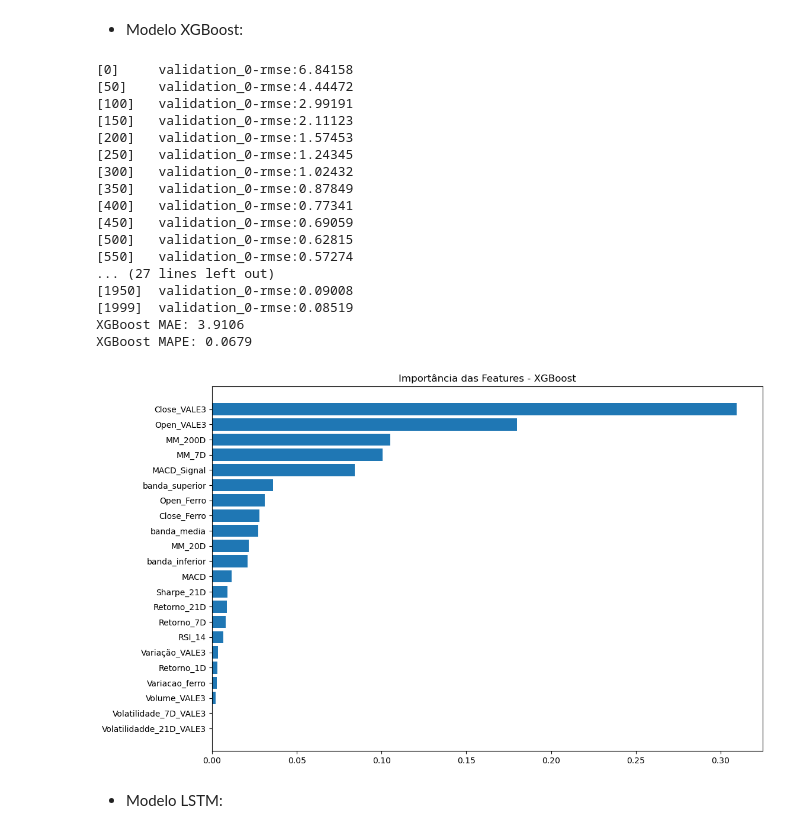
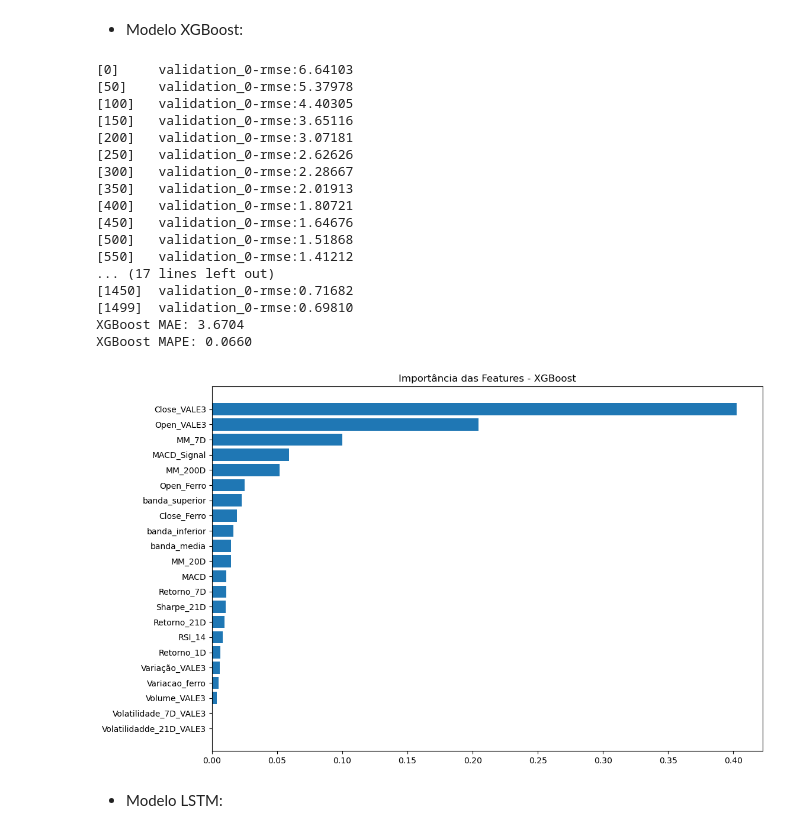
Before and after one commit to DanielCFigueira/Projeto_Predicao_VALE3, a Jupyter notebook: Arquivos_Projeto/Teste.ipynb, the cells around one changed output. Saved outputs shown, nothing was run; the diff lists cells and outputs as text; code cells hidden in the pictures.

```diff
--- a/Arquivos_Projeto/Teste.ipynb
+++ b/Arquivos_Projeto/Teste.ipynb
@@ -260,55 +263,56 @@ plt.show()
 # %%
 # Modelo XGBoost com early stopping:
 modelo_xgb = XGBRegressor(
-    n_estimators=2000,
-    learning_rate=0.01,
-    max_depth=5,
-    subsample=0.8,
+    n_estimators=1500,
+    learning_rate=0.005,
+    max_depth=4,
+    gamma=0.2,
+    subsample=0.7,
     colsample_bytree=0.8,
     random_state=42
 )
 
 # Treinamento com validação:
 modelo_xgb.fit(
     X_train, y_train,
     eval_set=[(X_train, y_train)],
     verbose=50
 )
 
 # Previsão:
 xgb_val_pred = modelo_xgb.predict(X_val)
 
 # Avaliação:
 xgb_mae = mean_absolute_error(y_val, xgb_val_pred)
 print(f"XGBoost MAE: {xgb_mae:.4f}")
 xgb_mape = mean_absolute_percentage_error(y_val, xgb_val_pred)
 print(f"XGBoost MAPE: {xgb_mape:.4f}")
 
 # Importância das features
 plt.figure(figsize=(12, 8))
 sorted_idx = modelo_xgb.feature_importances_.argsort()
 plt.barh(X_train.columns[sorted_idx], modelo_xgb.feature_importances_[sorted_idx])
 plt.title("Importância das Features - XGBoost")
 plt.show()
 # %% [output]
-[0]     validation_0-rmse:6.84158
-[50]    validation_0-rmse:4.44472
-[100]   validation_0-rmse:2.99191
-[150]   validation_0-rmse:2.11123
-[200]   validation_0-rmse:1.57453
-[250]   validation_0-rmse:1.24345
-[300]   validation_0-rmse:1.02432
-[350]   validation_0-rmse:0.87849
-[400]   validation_0-rmse:0.77341
-[450]   validation_0-rmse:0.69059
-[500]   validation_0-rmse:0.62815
-[550]   validation_0-rmse:0.57274
-... (27 lines left out)
-[1950]  validation_0-rmse:0.09008
-[1999]  validation_0-rmse:0.08519
-XGBoost MAE: 3.9106
-XGBoost MAPE: 0.0679
+[0]     validation_0-rmse:6.64103
+[50]    validation_0-rmse:5.37978
+[100]   validation_0-rmse:4.40305
+[150]   validation_0-rmse:3.65116
+[200]   validation_0-rmse:3.07181
+[250]   validation_0-rmse:2.62626
+[300]   validation_0-rmse:2.28667
+[350]   validation_0-rmse:2.01913
+[400]   validation_0-rmse:1.80721
+[450]   validation_0-rmse:1.64676
+[500]   validation_0-rmse:1.51868
+[550]   validation_0-rmse:1.41212
+... (17 lines left out)
+[1450]  validation_0-rmse:0.71682
+[1499]  validation_0-rmse:0.69810
+XGBoost MAE: 3.6704
+XGBoost MAPE: 0.0660
-[figure, old version]
+[figure, new version]
 # %% [markdown]
 * Modelo LSTM:
 # %%
```
Also changed, not shown: parts of 7 cells of this notebook, 1 other file.
